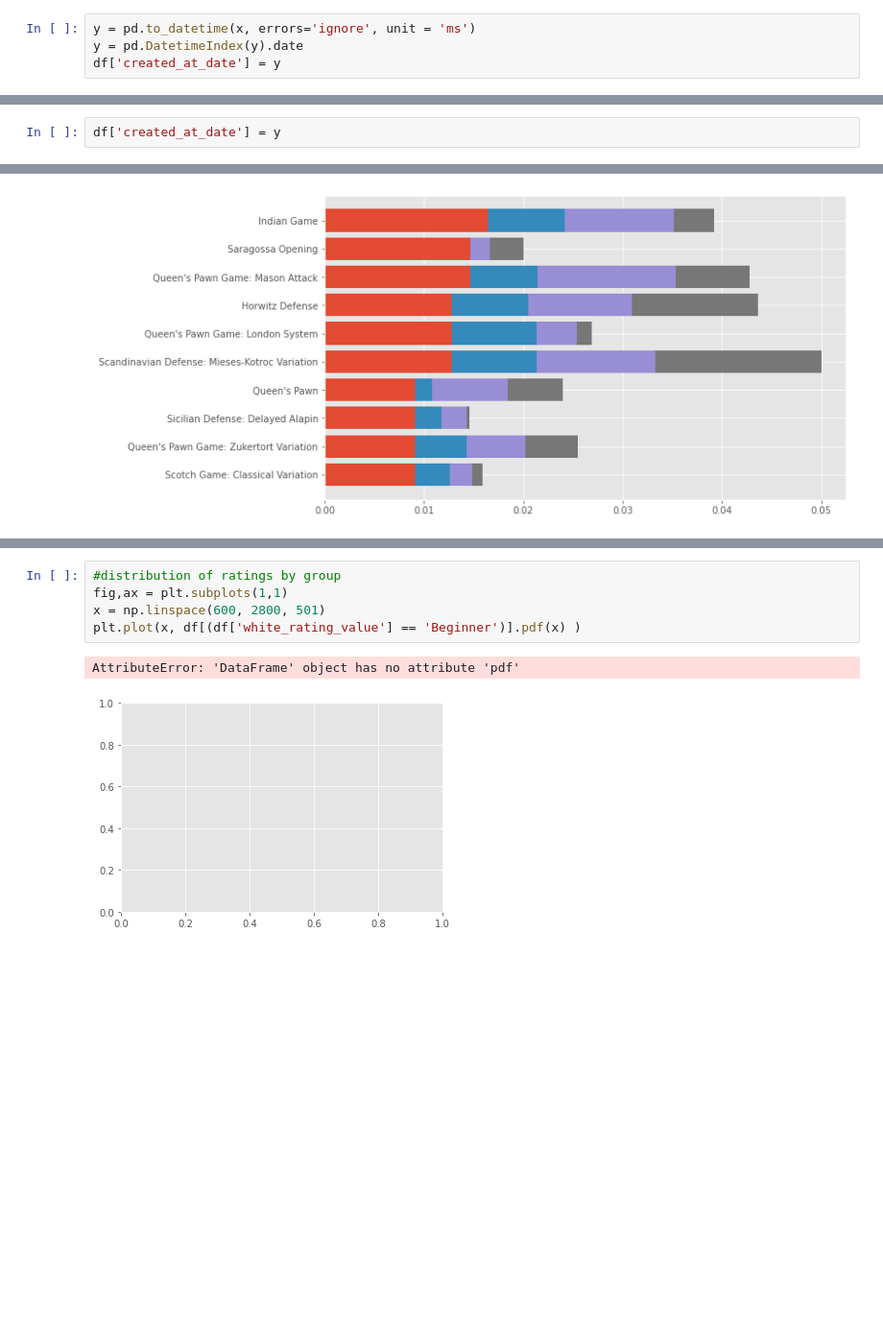
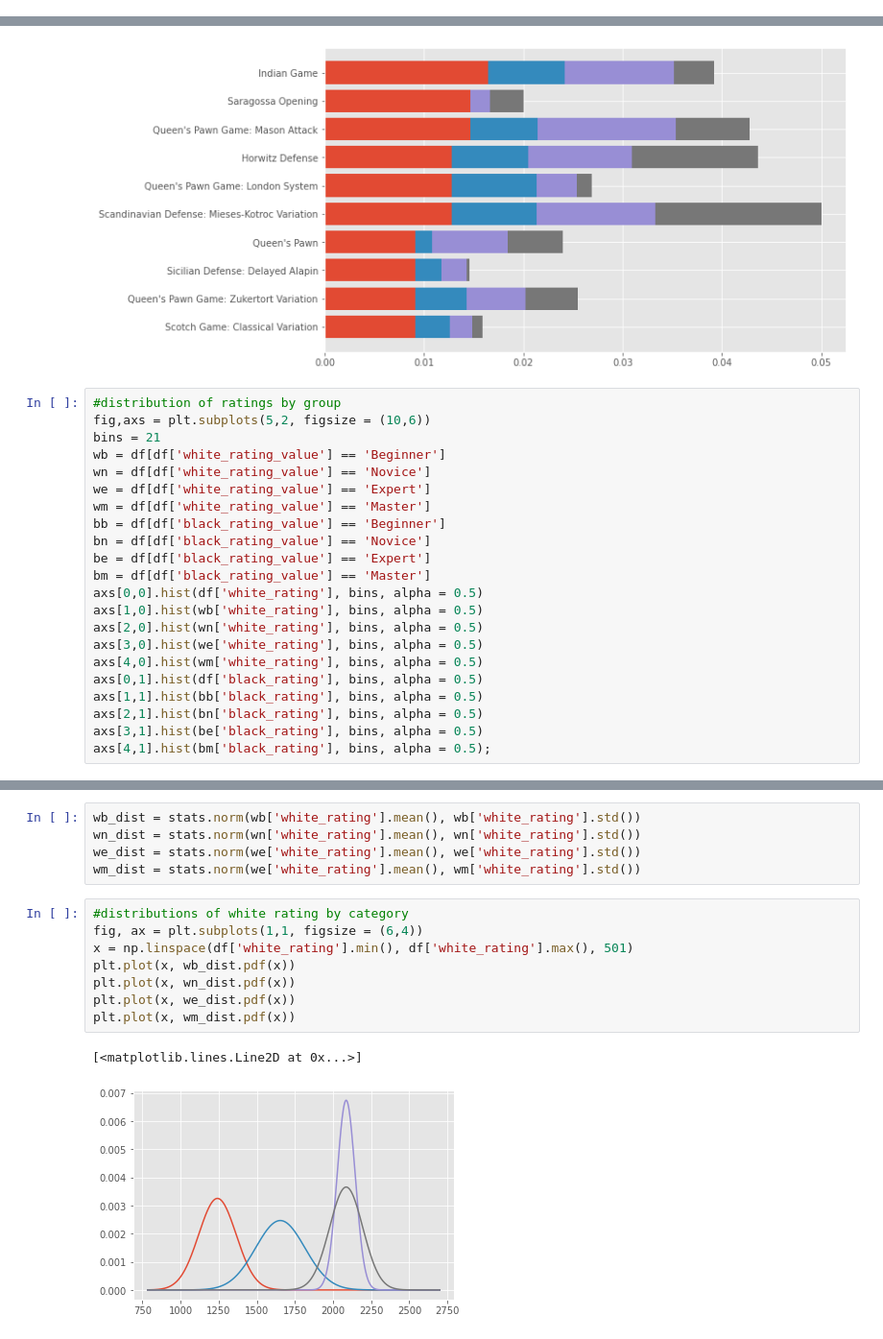
Before and after one commit to rmesrobi/Chess-Openings-EDA, a Jupyter notebook: chess_hypo_work.ipynb, the cells around one changed output, grey strips where cells are left out. Shown at 96% size. Cells and saved outputs as stored; diff of their text form; blank space fills up the shorter version.

```diff
--- a/chess_hypo_work.ipynb
+++ b/chess_hypo_work.ipynb
@@ -159,4 +149,0 @@ df.head(2)
-# %%
-y = pd.to_datetime(x, errors='ignore', unit = 'ms')
-y = pd.DatetimeIndex(y).date
-df['created_at_date'] = y
@@ -165,2 +149,0 @@ y = pd.DatetimeIndex(y).date
-# %%
-df['created_at_date'] = y
@@ -239,3 +183,25 @@ ax.barh(x_pos, b, left = m + e + n)
 ax.set_ylim(ax.get_ylim()[::-1]);
 # %% [output]
 [figure]
+# %%
+#distribution of ratings by group
+fig,axs = plt.subplots(5,2, figsize = (10,6))
+bins = 21
+wb = df[df['white_rating_value'] == 'Beginner']
+wn = df[df['white_rating_value'] == 'Novice']
+we = df[df['white_rating_value'] == 'Expert']
+wm = df[df['white_rating_value'] == 'Master']
+bb = df[df['black_rating_value'] == 'Beginner']
+bn = df[df['black_rating_value'] == 'Novice']
+be = df[df['black_rating_value'] == 'Expert']
+bm = df[df['black_rating_value'] == 'Master']
+axs[0,0].hist(df['white_rating'], bins, alpha = 0.5)
+axs[1,0].hist(wb['white_rating'], bins, alpha = 0.5)
+axs[2,0].hist(wn['white_rating'], bins, alpha = 0.5)
+axs[3,0].hist(we['white_rating'], bins, alpha = 0.5)
+axs[4,0].hist(wm['white_rating'], bins, alpha = 0.5)
+axs[0,1].hist(df['black_rating'], bins, alpha = 0.5)
+axs[1,1].hist(bb['black_rating'], bins, alpha = 0.5)
+axs[2,1].hist(bn['black_rating'], bins, alpha = 0.5)
+axs[3,1].hist(be['black_rating'], bins, alpha = 0.5)
+axs[4,1].hist(bm['black_rating'], bins, alpha = 0.5);
@@ -242,8 +210,16 @@ ax.set_ylim(ax.get_ylim()[::-1]);
+# %%
+wb_dist = stats.norm(wb['white_rating'].mean(), wb['white_rating'].std())
+wn_dist = stats.norm(wn['white_rating'].mean(), wn['white_rating'].std())
+we_dist = stats.norm(we['white_rating'].mean(), we['white_rating'].std())
+wm_dist = stats.norm(we['white_rating'].mean(), wm['white_rating'].std())
 # %%
-#distribution of ratings by group
-fig,ax = plt.subplots(1,1)
-x = np.linspace(600, 2800, 501)
-plt.plot(x, df[(df['white_rating_value'] == 'Beginner')].pdf(x) )
+#distributions of white rating by category
+fig, ax = plt.subplots(1,1, figsize = (6,4))
+x = np.linspace(df['white_rating'].min(), df['white_rating'].max(), 501)
+plt.plot(x, wb_dist.pdf(x))
+plt.plot(x, wn_dist.pdf(x))
+plt.plot(x, we_dist.pdf(x))
+plt.plot(x, wm_dist.pdf(x))
 # %% [output]
-AttributeError: 'DataFrame' object has no attribute 'pdf'
+[<matplotlib.lines.Line2D at 0x...>]
-[figure, old version]
+[figure, new version]
```
Also changed, not shown: parts of 27 cells of this notebook, 1 other file.
